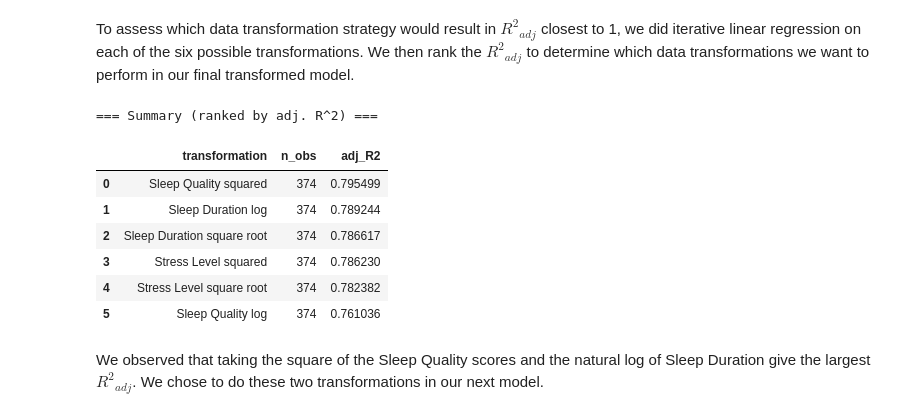
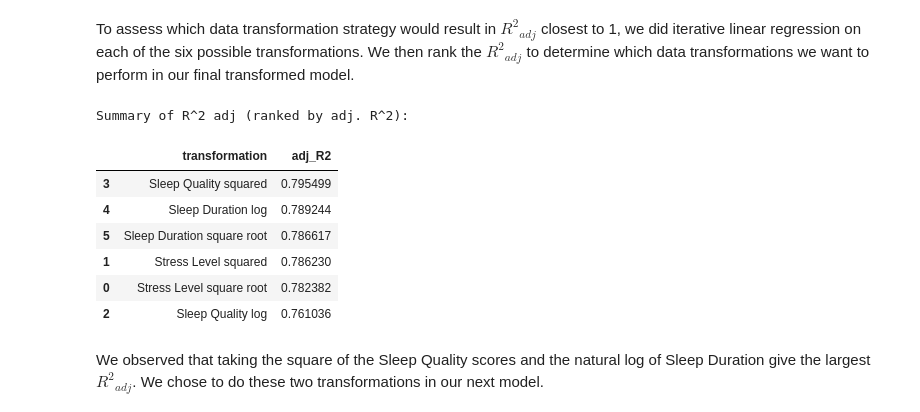
Before and after one commit to RaihanArvi/Math_360_Assignment_3, a Jupyter notebook: assignment3.ipynb, the cells around one changed output. Cells and saved outputs as stored; diff of their text form; code cells hidden in the pictures.

```diff
--- a/assignment3.ipynb
+++ b/assignment3.ipynb
@@ -113,47 +113,43 @@ To assess which data transformation strategy would result in ${R^{2}}_{adj}$ clo
 # %%
 transform_list = [
     ("Stress Level square root",      "predictor", "Stress", lambda s: np.sqrt(s)),
     ("Stress Level squared",        "predictor", "Stress", lambda s: s**2),
     ("Sleep Quality log",      "predictor", "Quality", lambda s: np.log(s)),
     ("Sleep Quality squared",       "predictor", "Quality", lambda s: s**2),
     ("Sleep Duration log",     "response",  "Duration", lambda s: np.log(s)),
     ("Sleep Duration square root",    "response",  "Duration", lambda s: np.sqrt(s)),
 ]
 
 results = []
 for name, kind, col, func in transform_list:
 
     temp = df[['Duration','Physical_Activity','Stress','Quality']].copy()
 
-    if func is np.log:
-        temp[col] = temp[col].where(temp[col] > 0, np.nan).map(lambda v: np.log(v) if pd.notna(v) else np.nan)
-    else:
-        temp[col] = func(temp[col].astype(float))
-    temp = temp.dropna(subset=['Duration','Physical_Activity','Stress','Quality'])
+    # Apply transformation
+    temp[col] = func(temp[col])
 
     X_t = sm.add_constant(temp[['Physical_Activity','Stress','Quality']])
     if kind == "response":
-        Y_t = temp['Duration'] if col != 'Duration' else temp['Duration']
-    if kind == "response":
-        Y_t = temp[col]
+        Y_t = temp[col] # transformed Duration
     else:
-        Y_t = temp['Duration']
+        Y_t = temp['Duration'] # original Duration
 
     m = sm.OLS(Y_t, X_t).fit()
-    results.append((name, len(temp), m.rsquared_adj))
+    results.append((name, m.rsquared_adj))
 
-res_df = pd.DataFrame(results, columns=['transformation','n_obs','adj_R2']).sort_values('adj_R2', ascending=False)
-print("\n\n=== Summary (ranked by adj. R^2) ===")
-display(res_df.reset_index(drop=True))
+# Summary table sorted by adj R2
+res_df = pd.DataFrame(results, columns=['transformation','adj_R2']).sort_values('adj_R2', ascending=False)
+print("\n\nSummary of R^2 adj (ranked by adj. R^2):")
+res_df
 # %% [output]
-=== Summary (ranked by adj. R^2) ===
+Summary of R^2 adj (ranked by adj. R^2):
-|  | transformation | n_obs | adj_R2 |
-| 0 | Sleep Quality squared | 374 | 0.795499 |
-| 1 | Sleep Duration log | 374 | 0.789244 |
-| 2 | Sleep Duration square root | 374 | 0.786617 |
-| 3 | Stress Level squared | 374 | 0.786230 |
-| 4 | Stress Level square root | 374 | 0.782382 |
-| 5 | Sleep Quality log | 374 | 0.761036 |
+|  | transformation | adj_R2 |
+| 3 | Sleep Quality squared | 0.795499 |
+| 4 | Sleep Duration log | 0.789244 |
+| 5 | Sleep Duration square root | 0.786617 |
+| 1 | Stress Level squared | 0.786230 |
+| 0 | Stress Level square root | 0.782382 |
+| 2 | Sleep Quality log | 0.761036 |
 # %% [markdown]
 </br>
 We observed that taking the square of the Sleep Quality scores and the natural log of Sleep Duration give the largest ${R^{2}}_{adj}$. We chose to do these two transformations in our next model.
```
Also changed, not shown: parts of 4 cells of this notebook.
